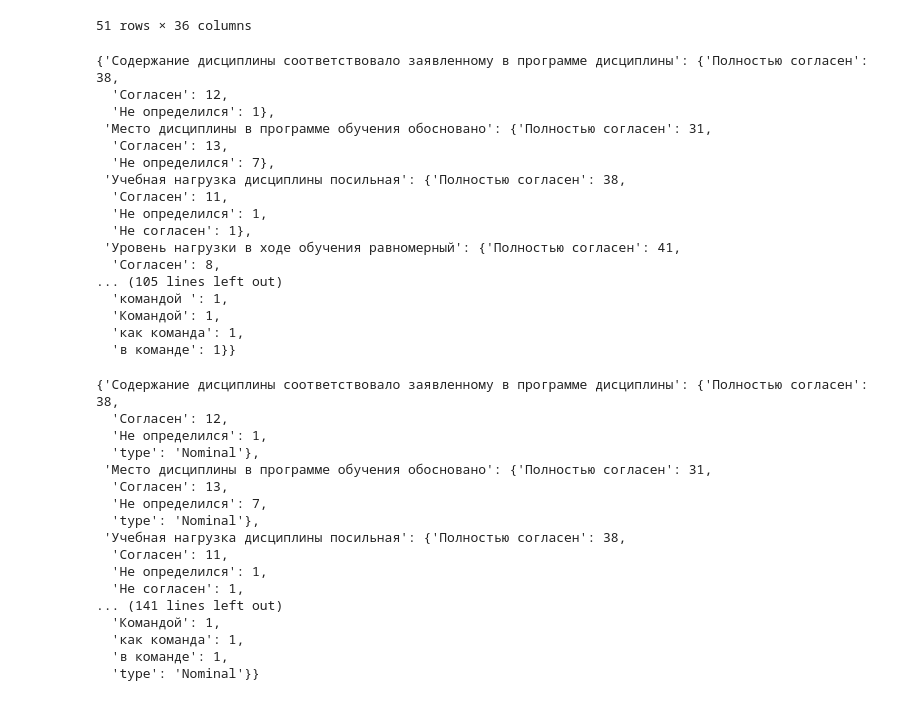
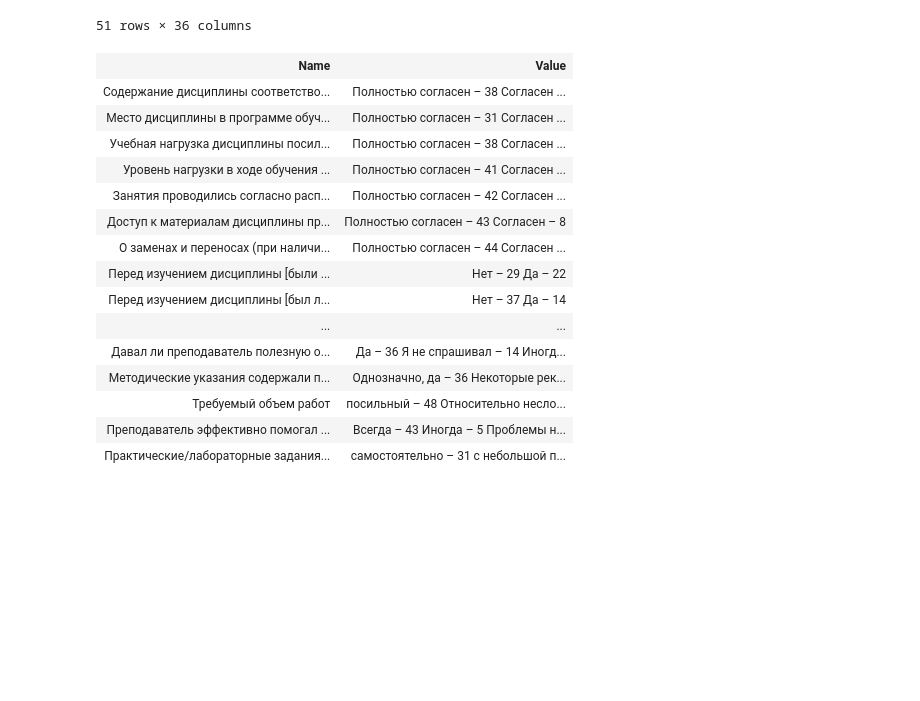
Before and after one commit to glebsonik/StatSupport, a Jupyter notebook: StatSupport.ipynb, the cells around one changed output. Drawn from its saved outputs; the diff is of its cells as text; code cells hidden in the pictures; blank space fills up the shorter version.

```diff
--- a/StatSupport.ipynb
+++ b/StatSupport.ipynb
@@ -40,45 +42,24 @@ measures_manager.data_frame
 | 49 | Не определился | Не определился | Согласен | Согласен | ... |
 | 50 | Полностью согласен | Полностью согласен | Полностью согласен | Полностью согласен | ... |
 51 rows × 36 columns
-# %%
-measures_manager.get_aggregated_signs()
-# %% [output]
-{'Содержание дисциплины соответствовало заявленному в программе дисциплины': {'Полностью согласен': 38,
-  'Согласен': 12,
-  'Не определился': 1},
- 'Место дисциплины в программе обучения обосновано': {'Полностью согласен': 31,
-  'Согласен': 13,
-  'Не определился': 7},
- 'Учебная нагрузка дисциплины посильная': {'Полностью согласен': 38,
-  'Согласен': 11,
-  'Не определился': 1,
-  'Не согласен': 1},
- 'Уровень нагрузки в ходе обучения равномерный': {'Полностью согласен': 41,
-  'Согласен': 8,
-... (105 lines left out)
-  'командой ': 1,
-  'Командой': 1,
-  'как команда': 1,
-  'в команде': 1}}
-# %%
-measures_manager.get_aggregated_signs(True)
-# %% [output]
-{'Содержание дисциплины соответствовало заявленному в программе дисциплины': {'Полностью согласен': 38,
-  'Согласен': 12,
-  'Не определился': 1,
-  'type': 'Nominal'},
- 'Место дисциплины в программе обучения обосновано': {'Полностью согласен': 31,
-  'Согласен': 13,
-  'Не определился': 7,
-  'type': 'Nominal'},
- 'Учебная нагрузка дисциплины посильная': {'Полностью согласен': 38,
-  'Согласен': 11,
-  'Не определился': 1,
-  'Не согласен': 1,
-... (141 lines left out)
-  'Командой': 1,
-  'как команда': 1,
-  'в команде': 1,
-  'type': 'Nominal'}}
+# %%
+display(HTML(measures_manager.signs_html()))
+# %% [output]
+| Name | Value |
+| Содержание дисциплины соответство... | Полностью согласен – 38 Согласен ... |
+| Место дисциплины в программе обуч... | Полностью согласен – 31 Согласен ... |
+| Учебная нагрузка дисциплины посил... | Полностью согласен – 38 Согласен ... |
+| Уровень нагрузки в ходе обучения ... | Полностью согласен – 41 Согласен ... |
+| Занятия проводились согласно расп... | Полностью согласен – 42 Согласен ... |
+| Доступ к материалам дисциплины пр... | Полностью согласен – 43 Согласен – 8 |
+| О заменах и переносах (при наличи... | Полностью согласен – 44 Согласен ... |
+| Перед изучением дисциплины [были ... | Нет – 29 Да – 22 |
+| Перед изучением дисциплины [был л... | Нет – 37 Да – 14 |
+| ... | ... |
+| Давал ли преподаватель полезную о... | Да – 36 Я не спрашивал – 14 Иногд... |
+| Методические указания содержали п... | Однозначно, да – 36 Некоторые рек... |
+| Требуемый объем работ | посильный – 48 Относительно несло... |
+| Преподаватель эффективно помогал ... | Всегда – 43 Иногда – 5 Проблемы н... |
+| Практические/лабораторные задания... | самостоятельно – 31 с небольшой п... |
 # %%
 # Experiments with widgets. Ignore this cell
```
Also changed, not shown: parts of 7 cells of this notebook, 16 other files.
